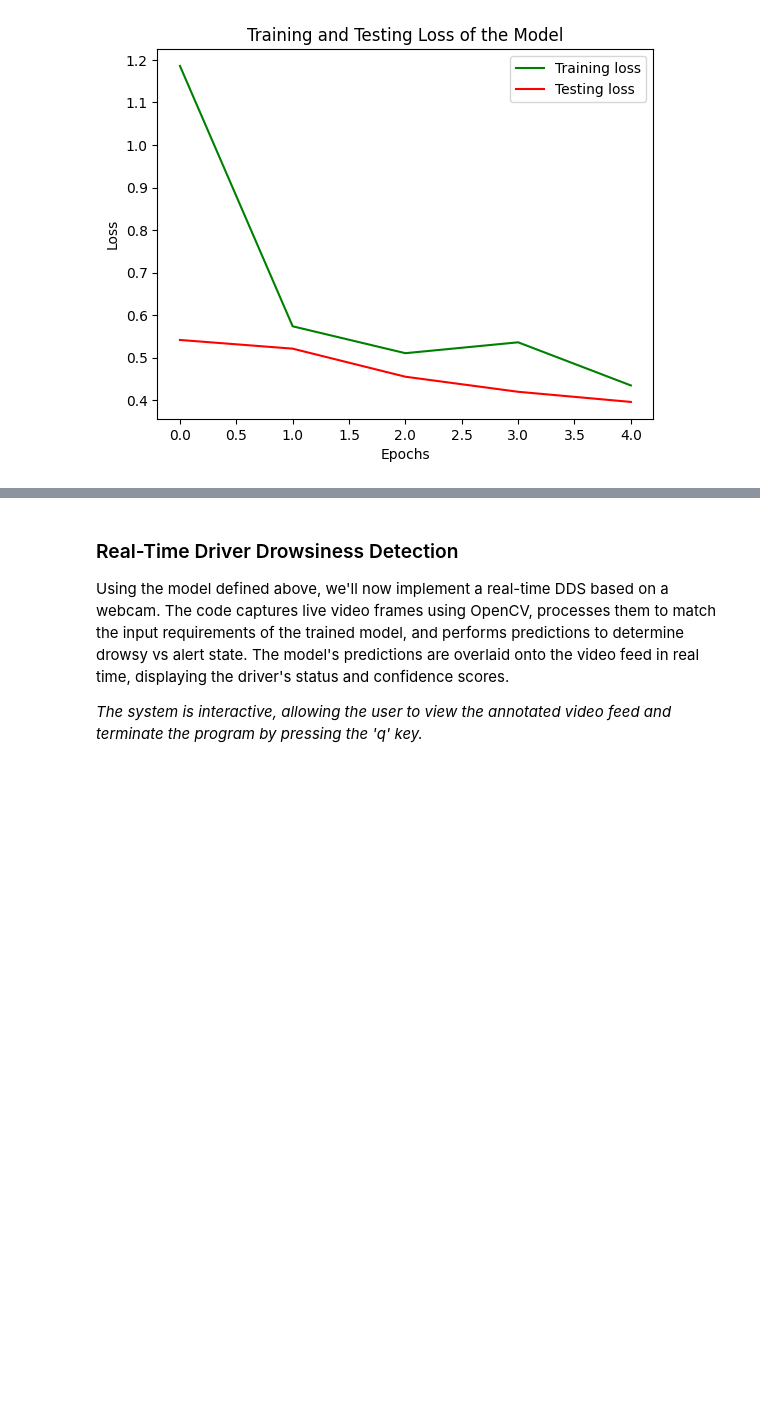
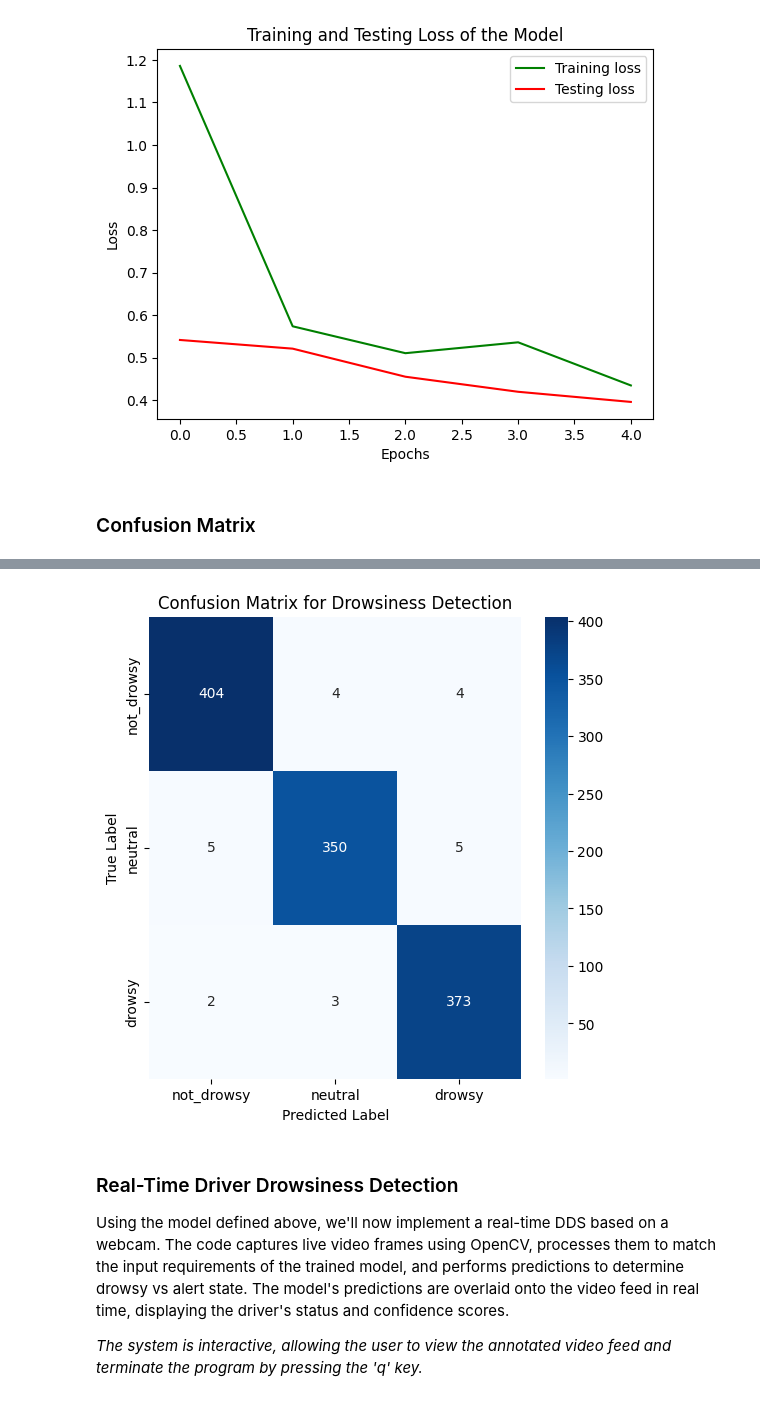
Before and after one commit to jzdzilowska/driver_drowsiness, a Jupyter notebook: Drowsy_Driver_Detection_Final_Model.ipynb, the cells around one changed output, grey strips where cells are left out. Saved outputs shown, nothing was run; the diff lists cells and outputs as text; code cells hidden in the pictures; blank space fills up the shorter version.

Commit message:
Kaggle Notebook | Drowsy_Detection_System_FinalModel | Version 2

```diff
--- a/Drowsy_Driver_Detection_Final_Model.ipynb
+++ b/Drowsy_Driver_Detection_Final_Model.ipynb
@@ -235,3 +235,35 @@ Test loss: 0.38033148646354675
 Test accuracy: 0.9800000190734863
 [figure]
 [figure]
+# %% [markdown]
+### Confusion Matrix
+# %%
+from sklearn.metrics import confusion_matrix
+import seaborn as sns
+
+# Predicting on the test set
+test_preds = []
+test_labels = []
+
+# Iterating through the test data
+for i in range(len(test_generator)):
+    images, labels = test_generator[i]
+    preds = model.predict(images)
+    test_preds.extend(np.argmax(preds, axis=1))
+    test_labels.extend(np.argmax(labels, axis=1))  # Get the true classes
+
+# Convert to numpy arrays for ease of use
+test_preds = np.array(test_preds)
+test_labels = np.array(test_labels)
+
+# Generate the confusion matrix
+cm = confusion_matrix(test_labels, test_preds)
+labels = ['not_drowsy', 'neutral', 'drowsy']
+
+plt.figure(figsize=(6, 6))
+sns.heatmap(cm, annot=True, fmt='d', cmap='Blues', xticklabels=labels, yticklabels=labels)
+plt.title('Confusion Matrix for Drowsiness Detection')
+plt.xlabel('Predicted Label')
+plt.ylabel('True Label')
+plt.show()
+# %% [output]
@@ -238,3 +288,4 @@ Test accuracy: 0.9800000190734863
+[figure, added]
 # %% [markdown]
 ### Real-Time Driver Drowsiness Detection
 Using the model defined above, we'll now implement a real-time DDS based on a webcam. The code captures live video frames using OpenCV, processes them to match the input requirements of the trained model, and performs predictions to determine drowsy vs alert state. The model's predictions are overlaid onto the video feed in real time, displaying the driver's status and confidence scores.
```
Also changed, not shown: parts of 1 cell of this notebook.
